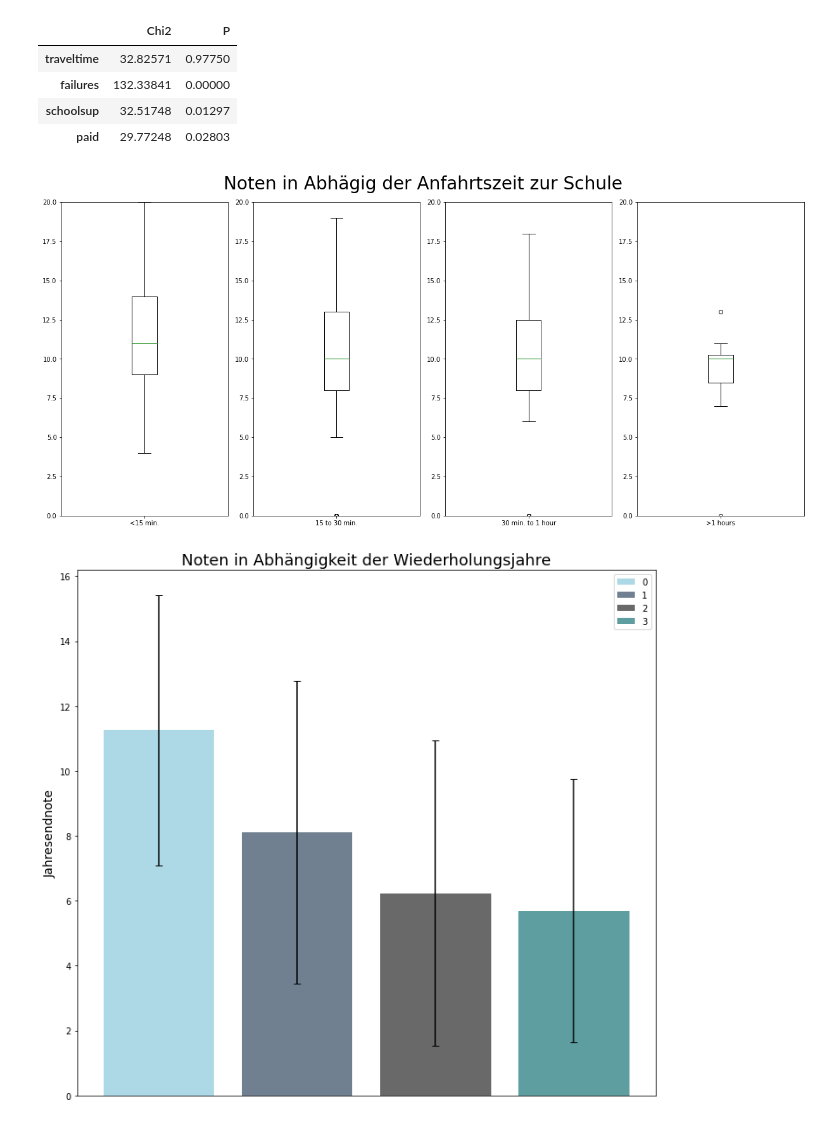
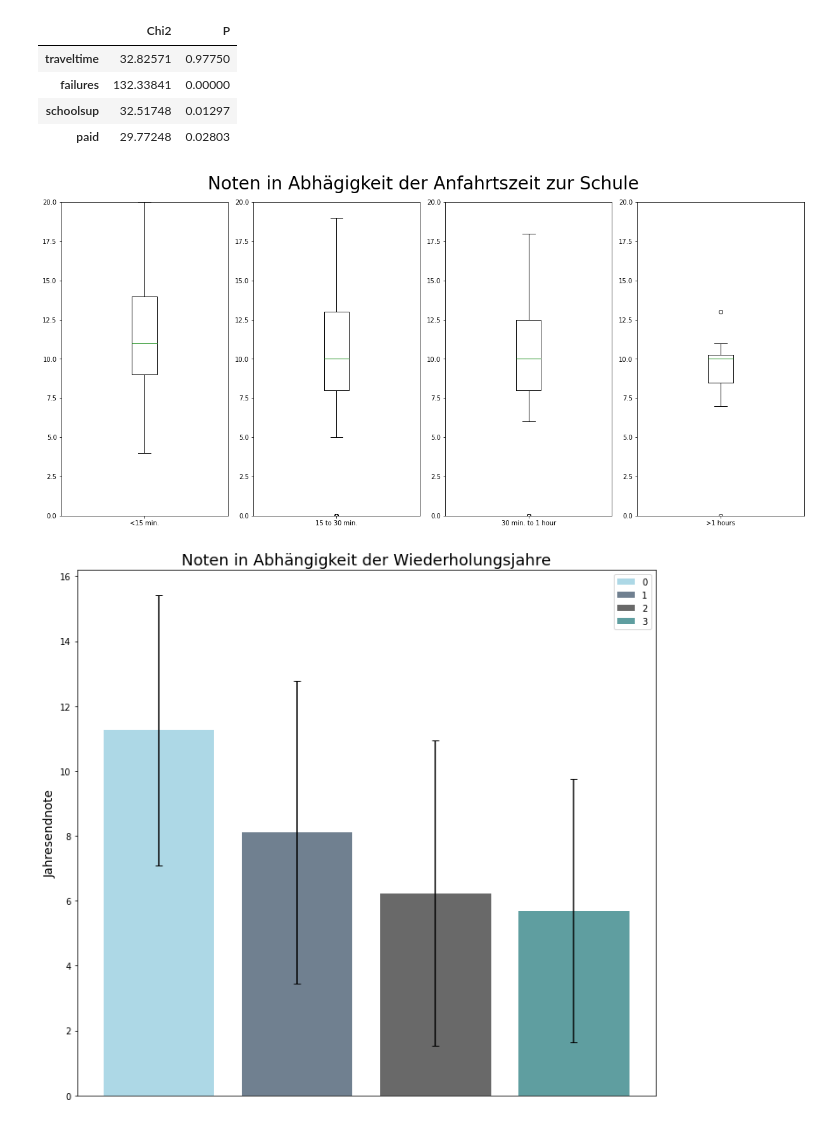
Before and after one commit to Carlson43/WWI20DSA_DV, a Jupyter notebook: W26/w26.ipynb, the cells around one changed output. Cells and saved outputs as stored; diff of their text form; code cells hidden in the pictures.

```diff
--- a/W26/w26.ipynb
+++ b/W26/w26.ipynb
@@ -173,19 +173,19 @@ values4 = list(temp4_df.G3)
 # %%
 # Traveltime Plot
 fig, ax = plt.subplots(nrows = 1, ncols= 4, figsize = (17,8))
 
-fig.suptitle("Noten in Abhägig der Anfahrtszeit zur Schule", size = 28)
+fig.suptitle("Noten in Abhägigkeit der Anfahrtszeit zur Schule", size = 28)
 
 ax[0].boxplot(values1, labels=['<15 min.'],medianprops={'color': 'green'}, showfliers=False)
 ax[1].boxplot(values2, labels=['15 to 30 min.'], medianprops={'color': 'green'})
 ax[2].boxplot(values3, labels=['30 min. to 1 hour'], medianprops={'color': 'green'})
 ax[3].boxplot(values4, labels=['>1 hours'], medianprops={'color': 'green'})
 
 plt.setp(ax, ylim=(0,20))
 
 fig.tight_layout()
 # %% [output]
-[figure, old version]
+[figure, new version]
 # %%
 # failure Values
 temp0_df = df.loc[df.failures == 0]
```
